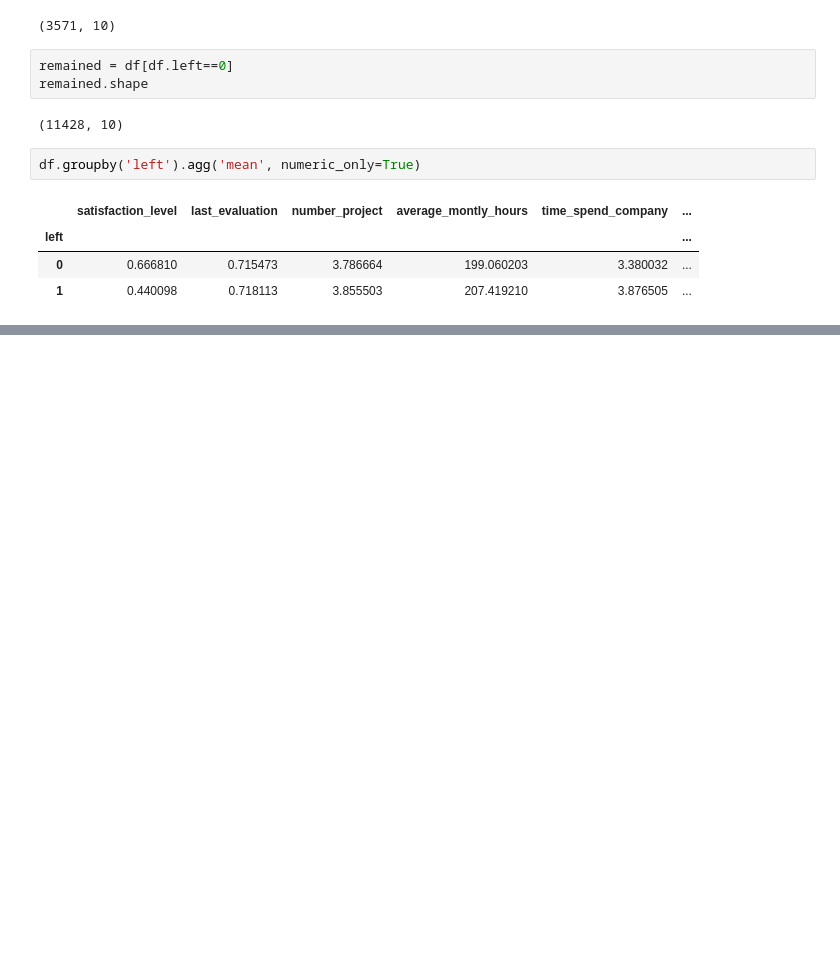
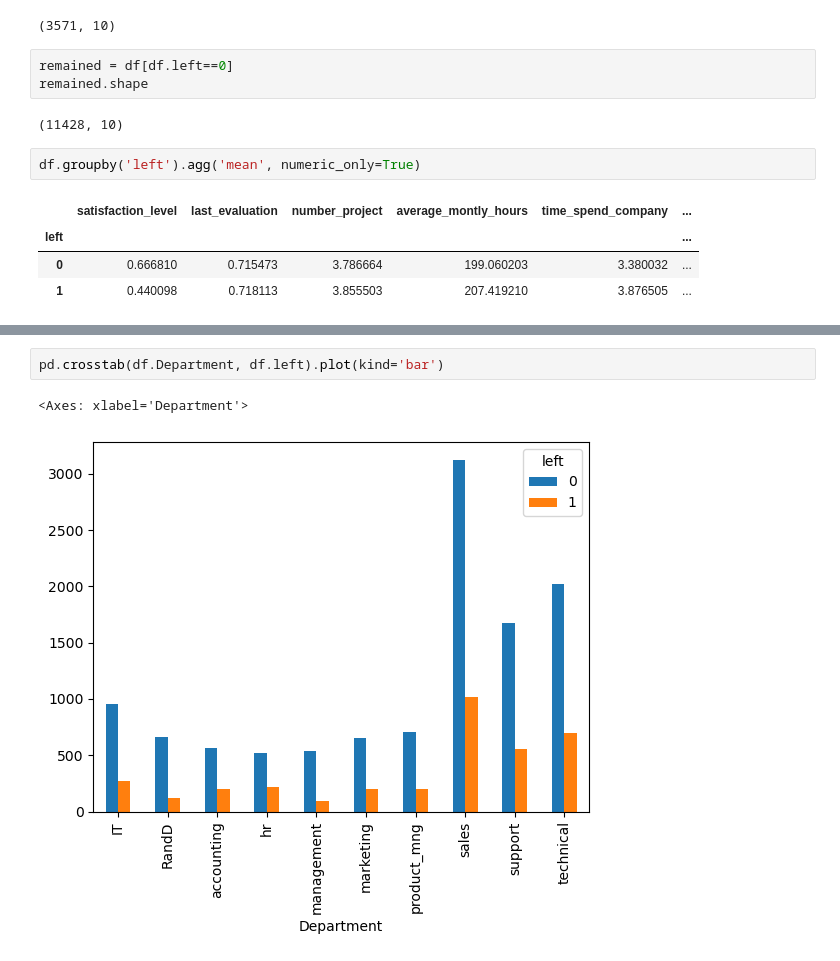
Before and after one commit to parisa-khaleghi/ML-DL-Engineering-sample-codes, a Jupyter notebook: ML_with_python/7_logistic_regression_binary/exercise.ipynb, the cells around one changed output, grey strips where cells are left out. Drawn from its saved outputs; the diff is of its cells as text; blank space fills up the shorter version.

```diff
--- a/ML_with_python/7_logistic_regression_binary/exercise.ipynb
+++ b/ML_with_python/7_logistic_regression_binary/exercise.ipynb
@@ -48,0 +54,5 @@ df.groupby('left').agg('mean', numeric_only=True)
+# %%
+pd.crosstab(df.Department, df.left).plot(kind='bar')
+# %% [output]
+<Axes: xlabel='Department'>
+[figure, added]
```
Also changed, not shown: parts of 2 cells of this notebook.
